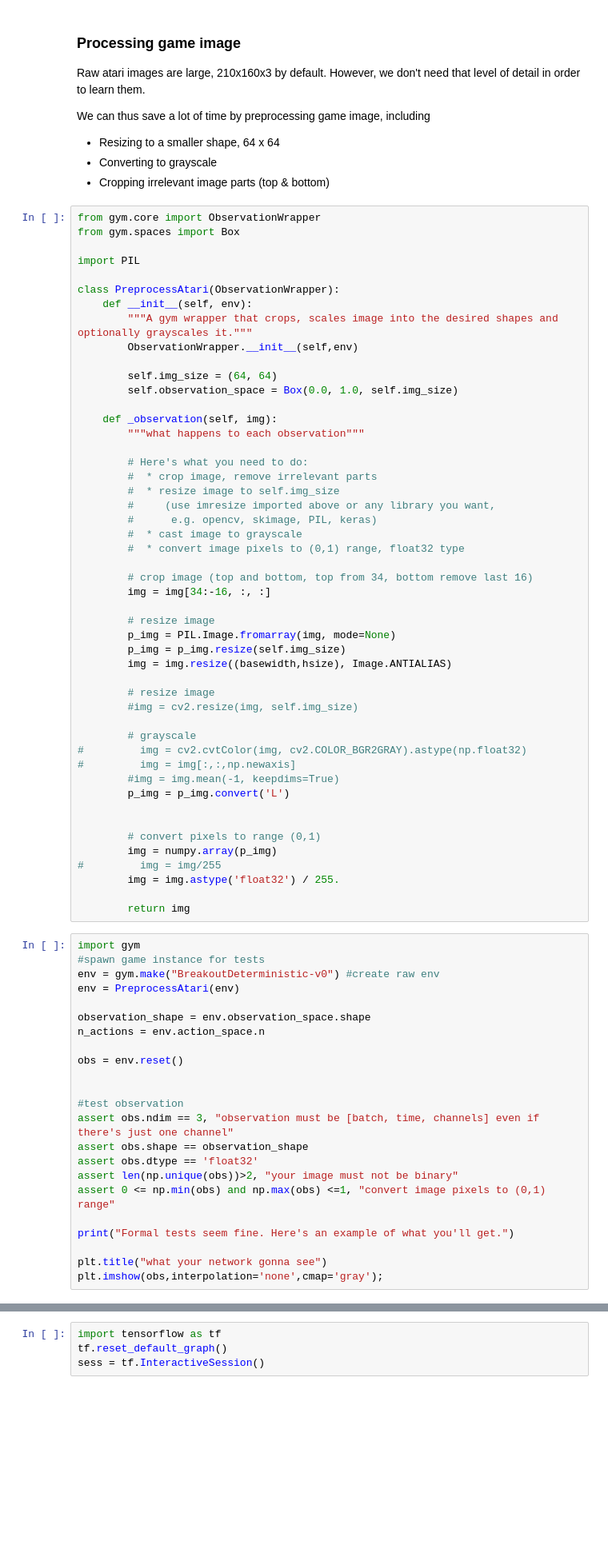
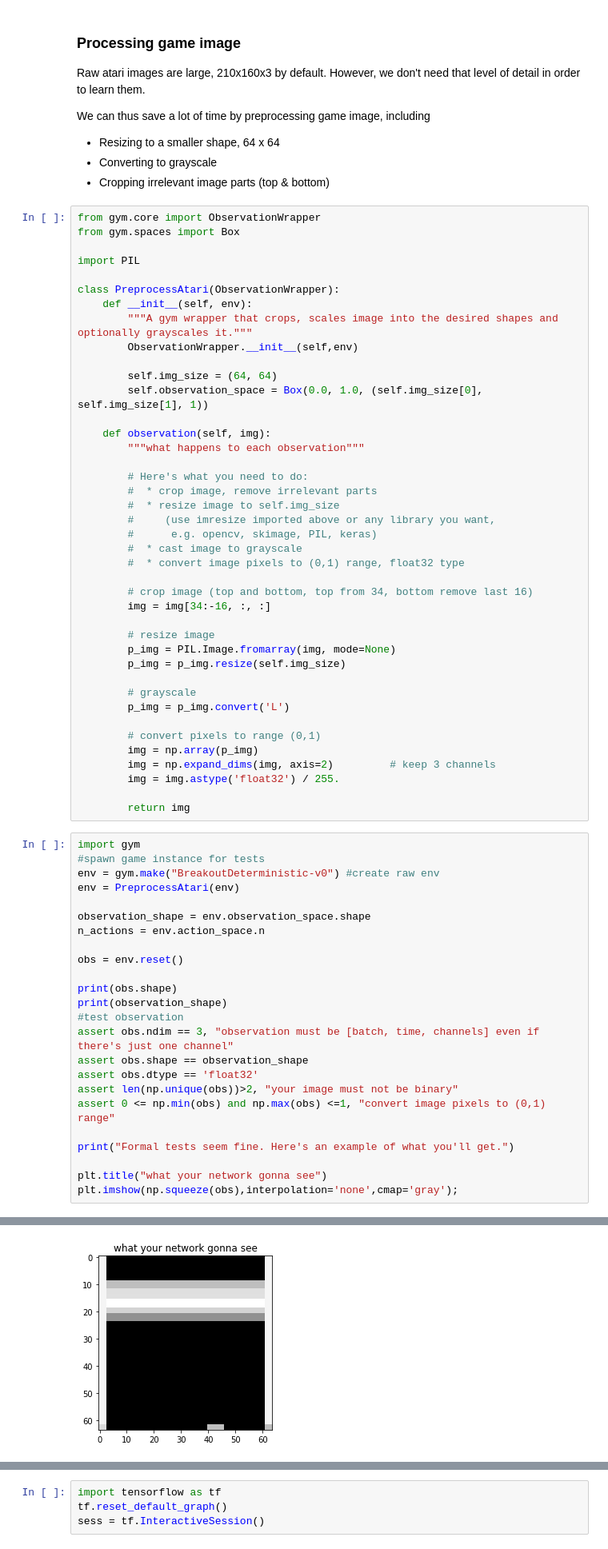
Before and after one commit to FlipWebApps/reinforcement-learning-playground, a Jupyter notebook: courses/Practical_RL-coursera/week4_approx/dqn_atari.ipynb, the cells around one changed output, grey strips where cells are left out. Shown: that part at 80% size. Saved outputs shown, nothing was run; the diff lists cells and outputs as text; blank space fills up the shorter version.

```diff
--- a/courses/Practical_RL-coursera/week4_approx/dqn_atari.ipynb
+++ b/courses/Practical_RL-coursera/week4_approx/dqn_atari.ipynb
@@ -46,9 +42,9 @@ class PreprocessAtari(ObservationWrapper):
         ObservationWrapper.__init__(self,env)
 
         self.img_size = (64, 64)
-        self.observation_space = Box(0.0, 1.0, self.img_size)
+        self.observation_space = Box(0.0, 1.0, (self.img_size[0], self.img_size[1], 1))
 
-    def _observation(self, img):
+    def observation(self, img):
         """what happens to each observation"""
 
         # Here's what you need to do:
@@ -65,21 +61,13 @@ class PreprocessAtari(ObservationWrapper):
         # resize image
         p_img = PIL.Image.fromarray(img, mode=None)
         p_img = p_img.resize(self.img_size)
-        img = img.resize((basewidth,hsize), Image.ANTIALIAS)
-
-        # resize image
-        #img = cv2.resize(img, self.img_size)
 
         # grayscale
-#         img = cv2.cvtColor(img, cv2.COLOR_BGR2GRAY).astype(np.float32)
-#         img = img[:,:,np.newaxis]
-        #img = img.mean(-1, keepdims=True)
         p_img = p_img.convert('L')
 
-
         # convert pixels to range (0,1)
-        img = numpy.array(p_img)
-#         img = img/255
+        img = np.array(p_img)
+        img = np.expand_dims(img, axis=2)         # keep 3 channels
         img = img.astype('float32') / 255.
 
         return img
@@ -94,7 +82,8 @@ n_actions = env.action_space.n
 
 obs = env.reset()
 
-
+print(obs.shape)
+print(observation_shape)
 #test observation
 assert obs.ndim == 3, "observation must be [batch, time, channels] even if there's just one channel"
 assert obs.shape == observation_shape
@@ -105,5 +94,5 @@ assert 0 <= np.min(obs) and np.max(obs) <=1, "convert image pixels to (0,1) rang
 print("Formal tests seem fine. Here's an example of what you'll get.")
 
 plt.title("what your network gonna see")
-plt.imshow(obs,interpolation='none',cmap='gray');
+plt.imshow(np.squeeze(obs),interpolation='none',cmap='gray');
 # %% [output]
@@ -111,3 +103,4 @@ DependencyNotInstalled: No module named 'atari_py'. (HINT: you can install Atari
+[figure, added]
 # %% [markdown]
 ### Frame buffer
 
```
Also changed, not shown: parts of 24 cells of this notebook, 8 other files.
